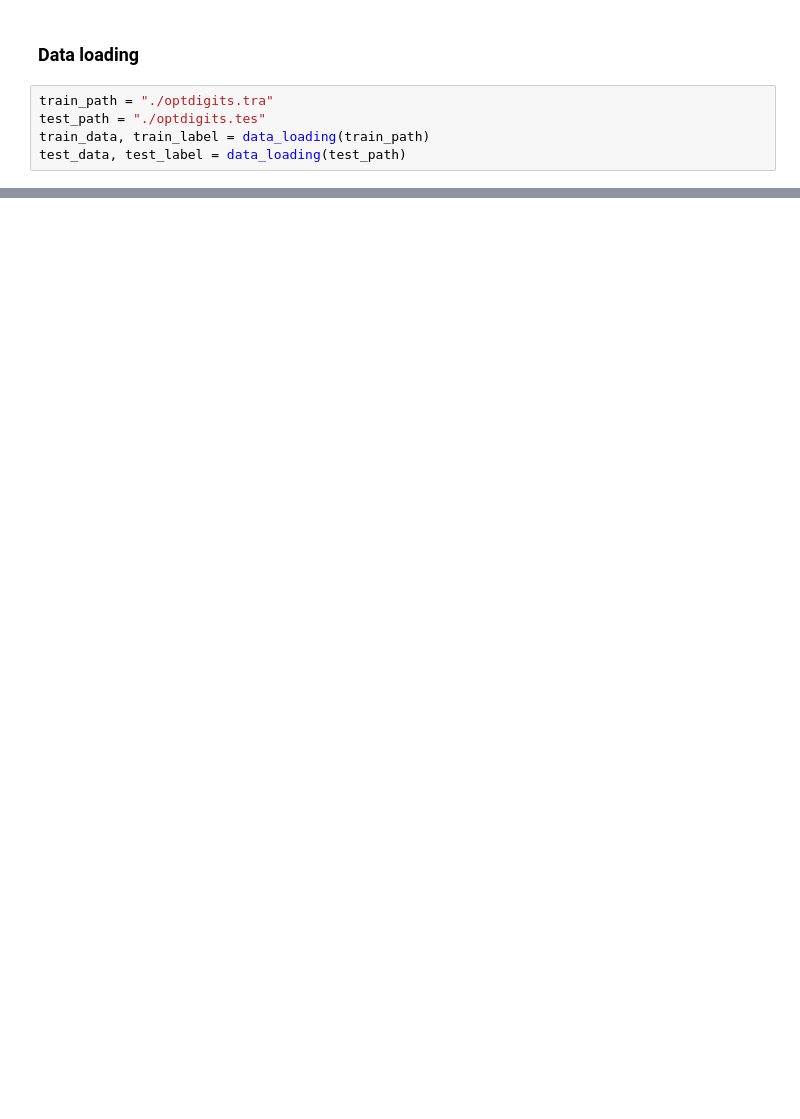
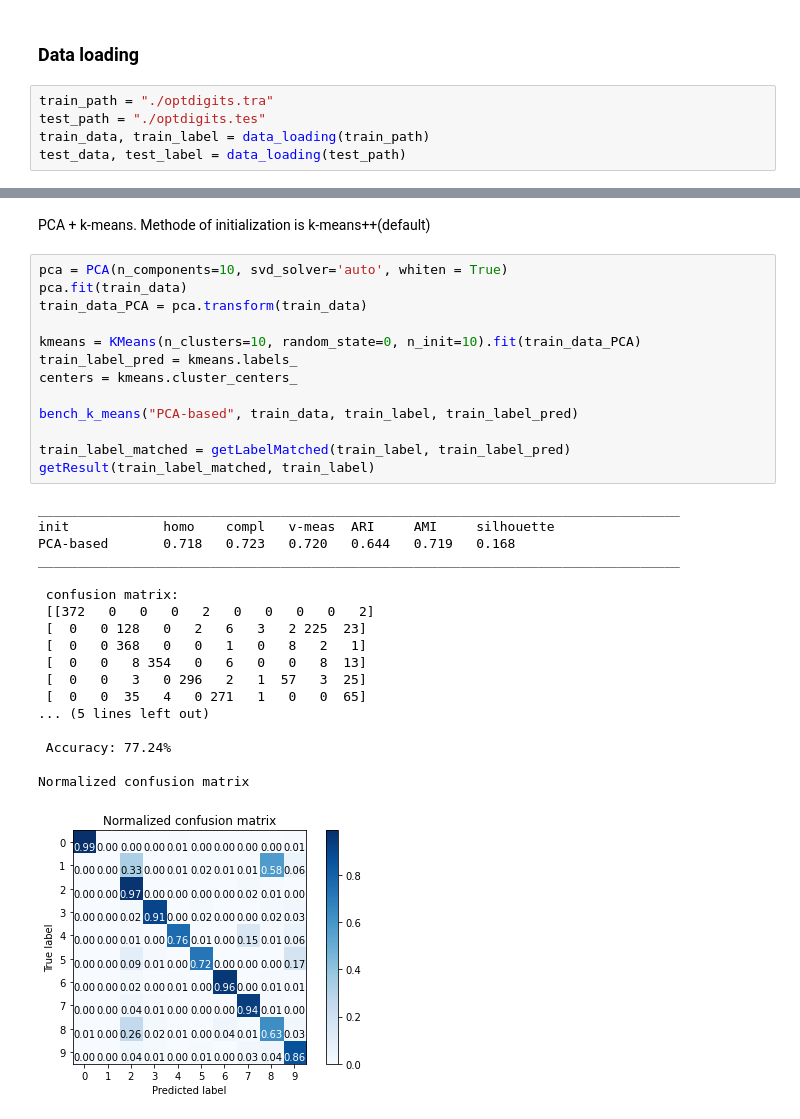
Before and after one commit to PPatrickGU/ROB311, a Jupyter notebook: TP6/TP6_KMeans.ipynb, the cells around one changed output, grey strips where cells are left out. Drawn from its saved outputs; the diff is of its cells as text; blank space fills up the shorter version.

```diff
--- a/TP6/TP6_KMeans.ipynb
+++ b/TP6/TP6_KMeans.ipynb
@@ -46,0 +216,34 @@ test_data, test_label = data_loading(test_path)
+# %% [markdown]
+PCA + k-means. Methode of initialization is k-means++(default)
+# %%
+pca = PCA(n_components=10, svd_solver='auto', whiten = True)
+pca.fit(train_data)
+train_data_PCA = pca.transform(train_data)
+
+kmeans = KMeans(n_clusters=10, random_state=0, n_init=10).fit(train_data_PCA)
+train_label_pred = kmeans.labels_
+centers = kmeans.cluster_centers_
+
+bench_k_means("PCA-based", train_data, train_label, train_label_pred)
+
+train_label_matched = getLabelMatched(train_label, train_label_pred)
+getResult(train_label_matched, train_label)
+# %% [output]
+__________________________________________________________________________________
+init            homo    compl   v-meas  ARI     AMI     silhouette
+PCA-based       0.718   0.723   0.720   0.644   0.719   0.168
+__________________________________________________________________________________
+
+ confusion matrix:
+ [[372   0   0   0   2   0   0   0   0   2]
+ [  0   0 128   0   2   6   3   2 225  23]
+ [  0   0 368   0   0   1   0   8   2   1]
+ [  0   0   8 354   0   6   0   0   8  13]
+ [  0   0   3   0 296   2   1  57   3  25]
+ [  0   0  35   4   0 271   1   0   0  65]
+... (5 lines left out)
+
+ Accuracy: 77.24%
+
+Normalized confusion matrix
+[figure, added]
```
Also changed, not shown: parts of 23 cells of this notebook.
